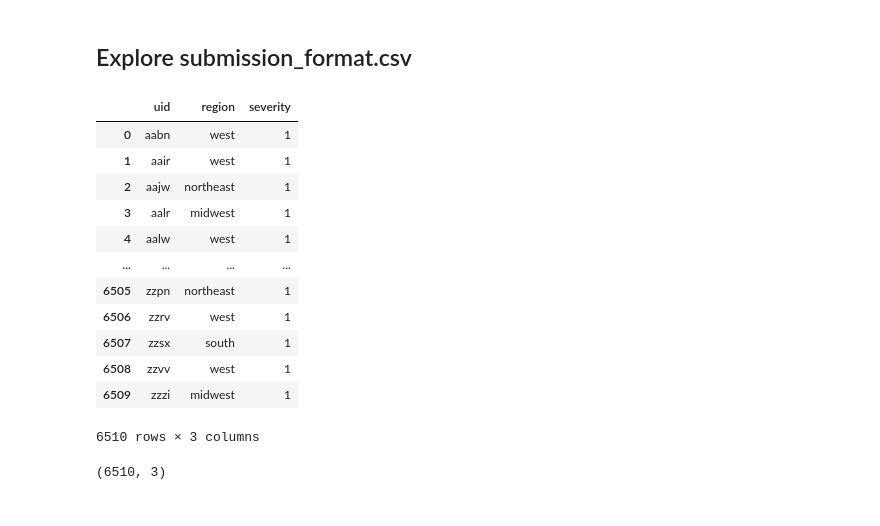
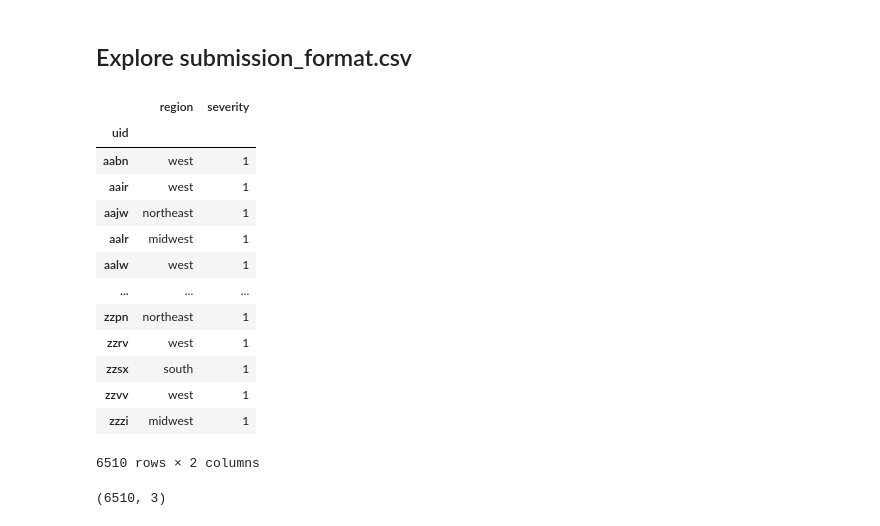
Before and after one commit to keenansamway/Algal-Bloom-Detection, a Jupyter notebook: EDA.ipynb, the cells around one changed output. Cells and saved outputs as stored; diff of their text form; code cells hidden in the pictures.

Commit message:
Submission 1
1_benchmark-blogpost

```diff
--- a/EDA.ipynb
+++ b/EDA.ipynb
@@ -233,22 +236,23 @@ Name: density, dtype: float64
 # %% [markdown]
 ## Explore submission_format.csv
 # %%
-submission_format = pd.read_csv(DATA_DIR / 'submission_format.csv')
+submission_format = pd.read_csv(DATA_DIR / 'submission_format.csv', index_col='uid')
 submission_format
 # %% [output]
-|  | uid | region | severity |
-| 0 | aabn | west | 1 |
-| 1 | aair | west | 1 |
-| 2 | aajw | northeast | 1 |
-| 3 | aalr | midwest | 1 |
-| 4 | aalw | west | 1 |
-| ... | ... | ... | ... |
-| 6505 | zzpn | northeast | 1 |
-| 6506 | zzrv | west | 1 |
-| 6507 | zzsx | south | 1 |
-| 6508 | zzvv | west | 1 |
-| 6509 | zzzi | midwest | 1 |
+|  | region | severity |
+| uid |  |  |
+| aabn | west | 1 |
+| aair | west | 1 |
+| aajw | northeast | 1 |
+| aalr | midwest | 1 |
+| aalw | west | 1 |
+| ... | ... | ... |
+| zzpn | northeast | 1 |
+| zzrv | west | 1 |
+| zzsx | south | 1 |
+| zzvv | west | 1 |
+| zzzi | midwest | 1 |
-6510 rows × 3 columns
+6510 rows × 2 columns
 # %%
 submission_format.shape
 # %% [output]
```
Also changed, not shown: parts of 37 cells of this notebook.
